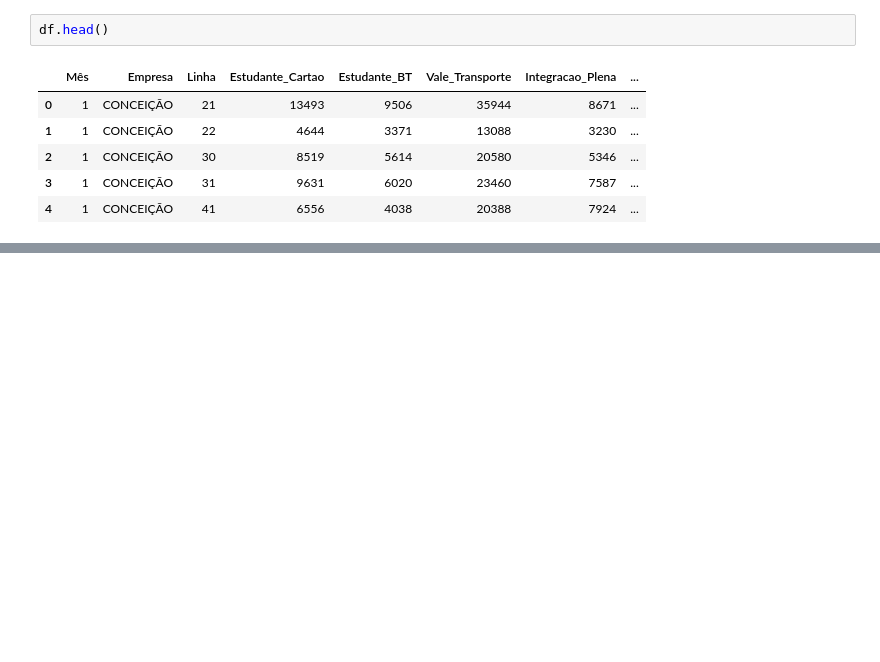
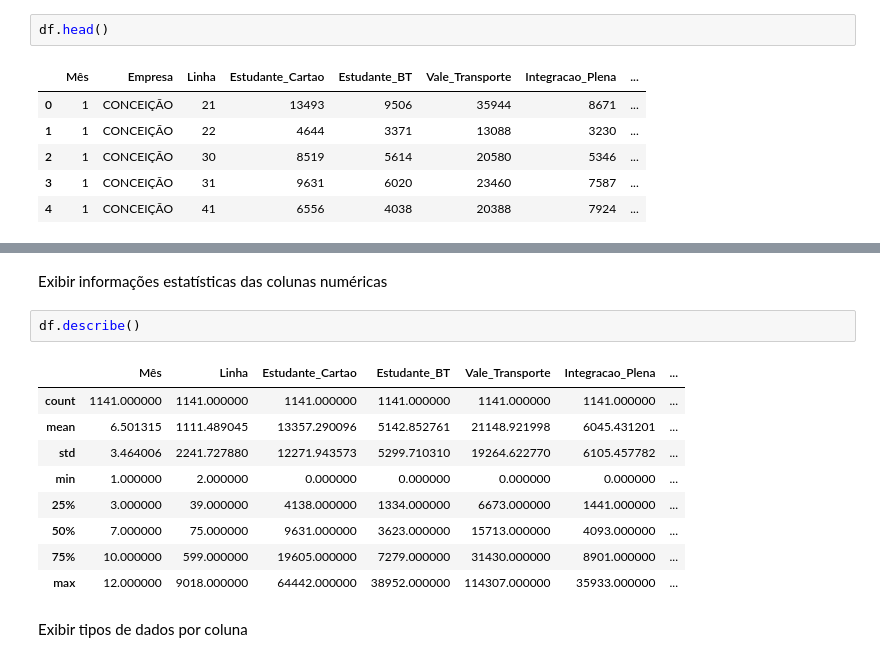
Before and after one commit to georgemaia/dadosabertos, a Jupyter notebook: mobilidade/rn-natal/Bilhetagem_Eletrônica-2018-Analitico.ipynb, the cells around one changed output, grey strips where cells are left out. Cells and saved outputs as stored; diff of their text form; blank space fills up the shorter version.

```diff
--- a/mobilidade/rn-natal/Bilhetagem_Eletrônica-2018-Analitico.ipynb
+++ b/mobilidade/rn-natal/Bilhetagem_Eletrônica-2018-Analitico.ipynb
@@ -61,0 +119,16 @@ df.head()
+# %% [markdown]
+Exibir informações estatísticas das colunas numéricas
+# %%
+df.describe()
+# %% [output]
+|  | Mês | Linha | Estudante_Cartao | Estudante_BT | Vale_Transporte | Integracao_Plena | ... |
+| count | 1141.000000 | 1141.000000 | 1141.000000 | 1141.000000 | 1141.000000 | 1141.000000 | ... |
+| mean | 6.501315 | 1111.489045 | 13357.290096 | 5142.852761 | 21148.921998 | 6045.431201 | ... |
+| std | 3.464006 | 2241.727880 | 12271.943573 | 5299.710310 | 19264.622770 | 6105.457782 | ... |
+| min | 1.000000 | 2.000000 | 0.000000 | 0.000000 | 0.000000 | 0.000000 | ... |
+| 25% | 3.000000 | 39.000000 | 4138.000000 | 1334.000000 | 6673.000000 | 1441.000000 | ... |
+| 50% | 7.000000 | 75.000000 | 9631.000000 | 3623.000000 | 15713.000000 | 4093.000000 | ... |
+| 75% | 10.000000 | 599.000000 | 19605.000000 | 7279.000000 | 31430.000000 | 8901.000000 | ... |
+| max | 12.000000 | 9018.000000 | 64442.000000 | 38952.000000 | 114307.000000 | 35933.000000 | ... |
+# %% [markdown]
+Exibir tipos de dados por coluna
```
Also changed, not shown: parts of 19 cells of this notebook, 1 other file.
